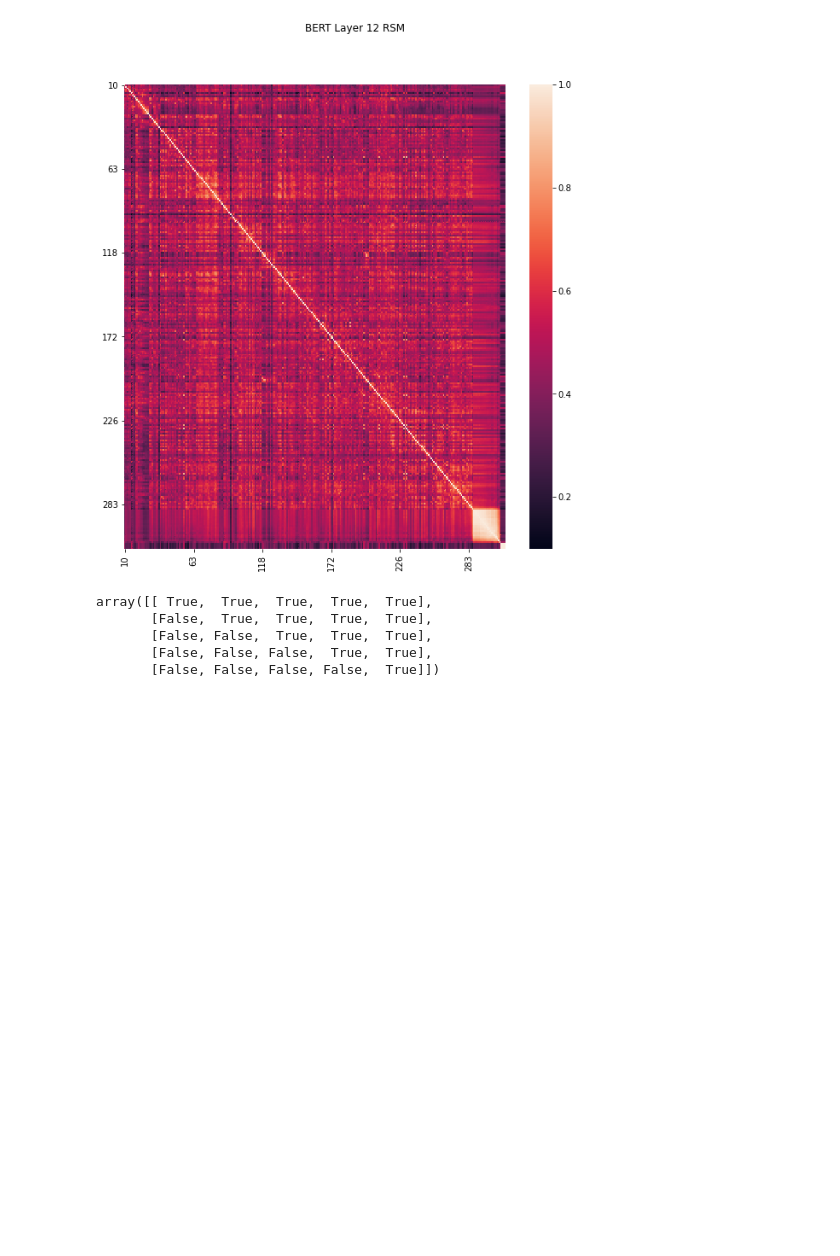
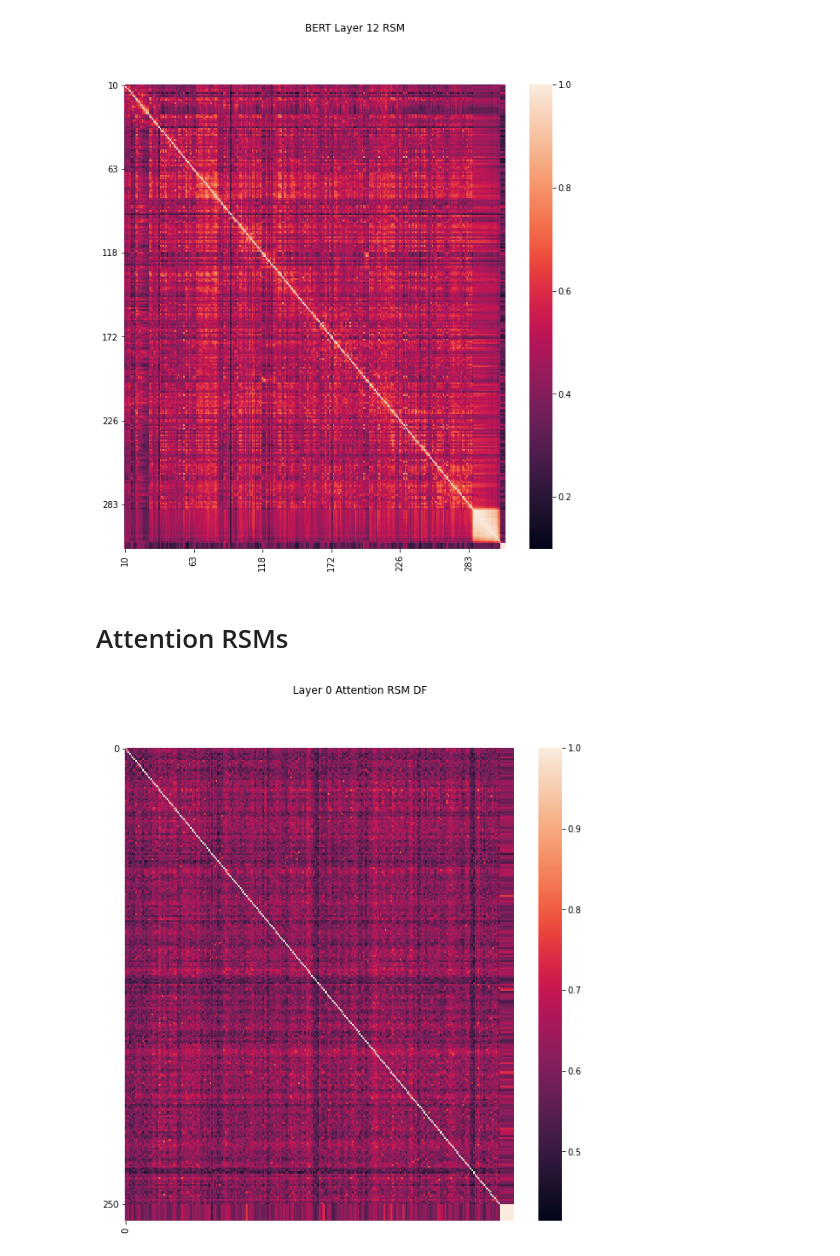
Before and after one commit to tsumers/bert-brains, a Jupyter notebook: BERT-RSMs.ipynb, the cells around one changed output. Saved outputs shown, nothing was run; the diff lists cells and outputs as text; code cells hidden in the pictures; blank space fills up the shorter version.

Commit message:
extract attention RSMs from BERT

```diff
--- a/BERT-RSMs.ipynb
+++ b/BERT-RSMs.ipynb
@@ -237,8 +180,2 @@ foo = pd.read_pickle("data/{}/{}/layer_{}_rsm.pkl".format(STORY, bert_weights, 0
-# %%
-np.triu(np.ones(foo.shape)).astype(np.bool)[0:5,0:5]
-# %% [output]
-array([[ True,  True,  True,  True,  True],
-       [False,  True,  True,  True,  True],
-       [False, False,  True,  True,  True],
-       [False, False, False,  True,  True],
-       [False, False, False, False,  True]])
+# %% [markdown]
+# Attention RSMs
@@ -244,0 +252,12 @@ array([[ True,  True,  True,  True,  True],
+# %%
+attention_rsm_dfs = stimulus_to_attention_rsm_dataframe(stimulus_for_rsm.tokens.values, 10)
+# %%
+plt.figure(figsize=(10,10))
+ax = sns.heatmap(attention_rsm_dfs[0])
+
+ax.set_xticks(ax.get_xticks()[::50])
+ax.set_yticks(ax.get_yticks()[::50])
+
+plt.suptitle("Layer 0 Attention RSM DF");
+# %% [output]
+[figure, added]
```
Also changed, not shown: parts of 8 cells of this notebook.
